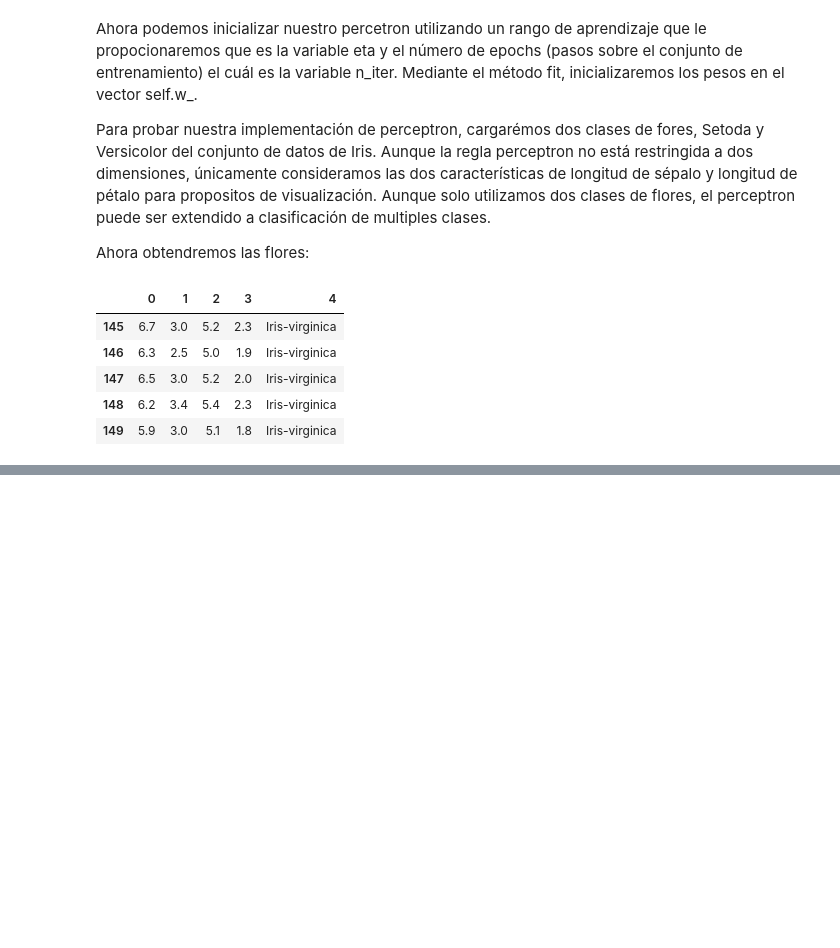
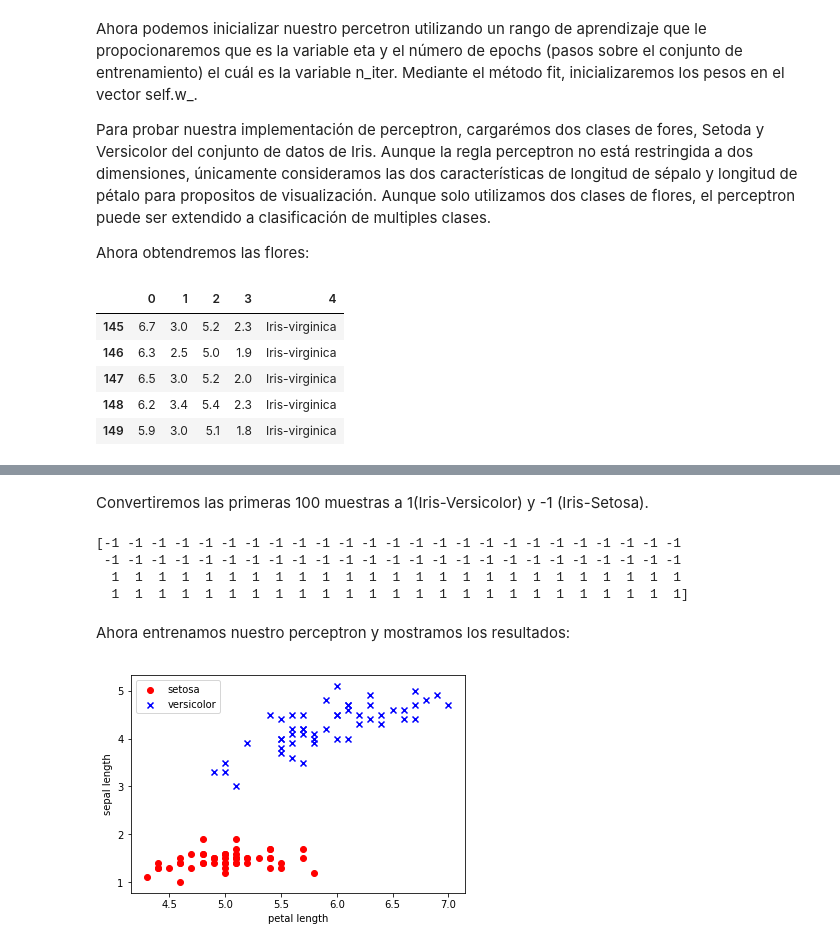
Before and after one commit to Jaicomp/Machine-Learning, a Jupyter notebook: spanish/Iris/Principal.ipynb, the cells around one changed output, grey strips where cells are left out. Saved outputs shown, nothing was run; the diff lists cells and outputs as text; code cells hidden in the pictures; blank space fills up the shorter version.

Commit message:
Training perceptron

```diff
--- a/spanish/Iris/Principal.ipynb
+++ b/spanish/Iris/Principal.ipynb
@@ -107,0 +130,32 @@ df.tail()
+# %% [markdown]
+Convertiremos las primeras 100 muestras a 1(Iris-Versicolor) y -1 (Iris-Setosa).
+# %%
+import matplotlib.pyplot as plt
+import numpy as np
+
+y = df.iloc[0:100, 4].values
+y = np.where(y == 'Iris-setosa', -1, 1)
+print (y)
+# %% [output]
+[-1 -1 -1 -1 -1 -1 -1 -1 -1 -1 -1 -1 -1 -1 -1 -1 -1 -1 -1 -1 -1 -1 -1 -1 -1
+ -1 -1 -1 -1 -1 -1 -1 -1 -1 -1 -1 -1 -1 -1 -1 -1 -1 -1 -1 -1 -1 -1 -1 -1 -1
+  1  1  1  1  1  1  1  1  1  1  1  1  1  1  1  1  1  1  1  1  1  1  1  1  1
+  1  1  1  1  1  1  1  1  1  1  1  1  1  1  1  1  1  1  1  1  1  1  1  1  1]
+# %% [markdown]
+Ahora entrenamos nuestro perceptron y mostramos los resultados:
+# %%
+import matplotlib.pyplot as plt
+import numpy as np
+
+y = df.iloc[0:100, 4].values
+y = np.where(y == 'Iris-setosa', -1, 1)
+
+X = df.iloc[0:100, [0, 2]].values
+plt.scatter(X[:50, 0], X[:50, 1], color='red', marker='o', label='setosa')
+plt.scatter(X[50:100, 0], X[50:100, 1], color='blue', marker='x', label='versicolor')
+plt.xlabel('petal length')
+plt.ylabel('sepal length')
+plt.legend(loc='upper left')
+plt.show()
+# %% [output]
+[figure, added]
```
Also changed, not shown: parts of 5 cells of this notebook.
